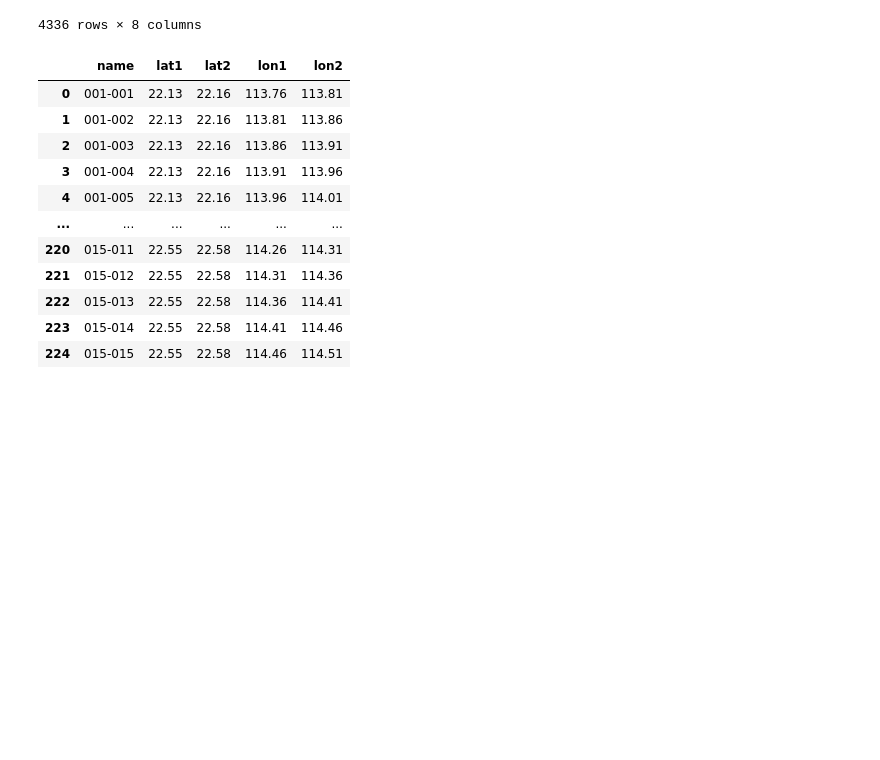
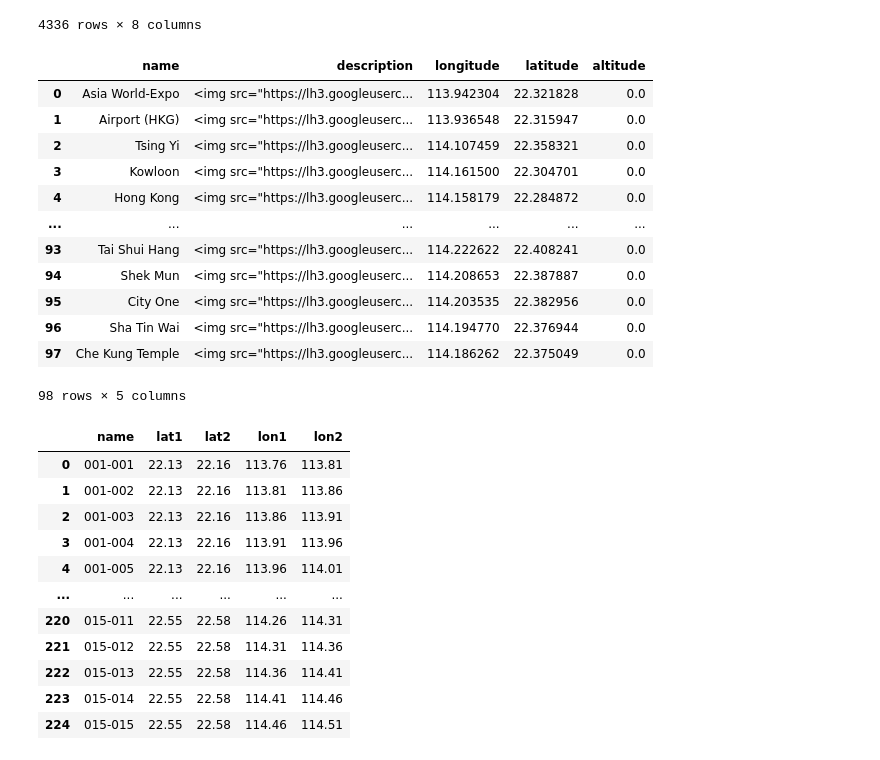
Before and after one commit to lokwanwai/DataHack_cuhkGPT, a Jupyter notebook: notebook/gridAnalysis.ipynb, the cells around one changed output. Cells and saved outputs as stored; diff of their text form; code cells hidden in the pictures; blank space fills up the shorter version.

```diff
--- a/notebook/gridAnalysis.ipynb
+++ b/notebook/gridAnalysis.ipynb
@@ -30,6 +30,23 @@ df_busStop
 | 4334 | GS_BUS_STOP_VIEW.12492 | 12492 | 843358 | 811767 | 10/24/2022 | POINT (114.24565306959613 22.2446... | 114.245653 | 22.244639 |
 | 4335 | GS_BUS_STOP_VIEW.12493 | 12493 | 839190 | 816946 | 10/24/2022 | POINT (114.20522954326367 22.2914... | 114.205230 | 22.291421 |
 4336 rows × 8 columns
+# %%
+df_mtr = pd.read_csv("../data/processed/mtr.csv")
+df_mtr
+# %% [output]
+|  | name | description | longitude | latitude | altitude |
+| 0 | Asia World-Expo | <img src="https://lh3.googleuserc... | 113.942304 | 22.321828 | 0.0 |
+| 1 | Airport (HKG) | <img src="https://lh3.googleuserc... | 113.936548 | 22.315947 | 0.0 |
+| 2 | Tsing Yi | <img src="https://lh3.googleuserc... | 114.107459 | 22.358321 | 0.0 |
+| 3 | Kowloon | <img src="https://lh3.googleuserc... | 114.161500 | 22.304701 | 0.0 |
+| 4 | Hong Kong | <img src="https://lh3.googleuserc... | 114.158179 | 22.284872 | 0.0 |
+| ... | ... | ... | ... | ... | ... |
+| 93 | Tai Shui Hang | <img src="https://lh3.googleuserc... | 114.222622 | 22.408241 | 0.0 |
+| 94 | Shek Mun | <img src="https://lh3.googleuserc... | 114.208653 | 22.387887 | 0.0 |
+| 95 | City One | <img src="https://lh3.googleuserc... | 114.203535 | 22.382956 | 0.0 |
+| 96 | Sha Tin Wai | <img src="https://lh3.googleuserc... | 114.194770 | 22.376944 | 0.0 |
+| 97 | Che Kung Temple | <img src="https://lh3.googleuserc... | 114.186262 | 22.375049 | 0.0 |
+98 rows × 5 columns
 # %%
 df_zone = pd.read_csv("../data/processed/zones.csv")
 df_zone
```
Also changed, not shown: parts of 10 cells of this notebook, 12 other files.
